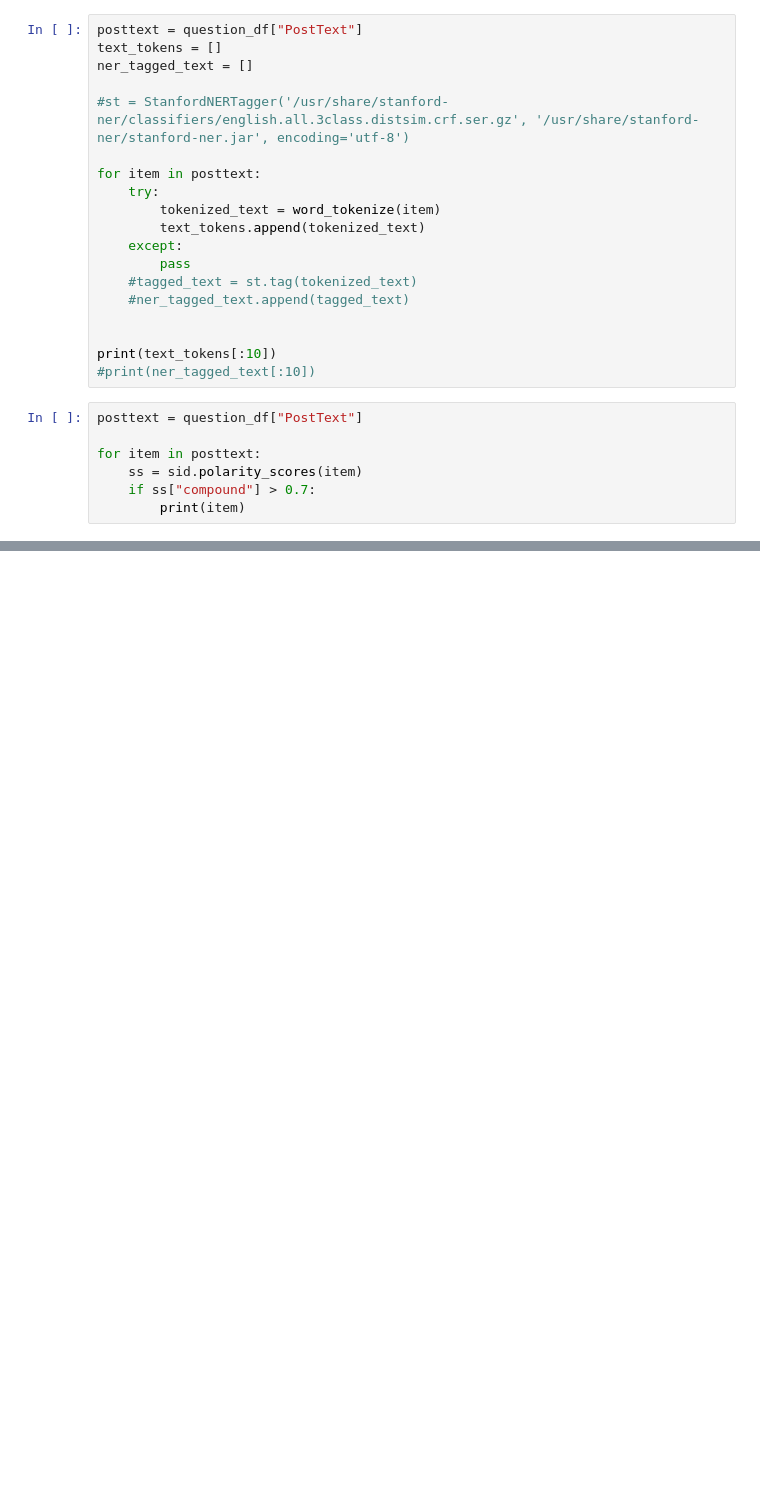
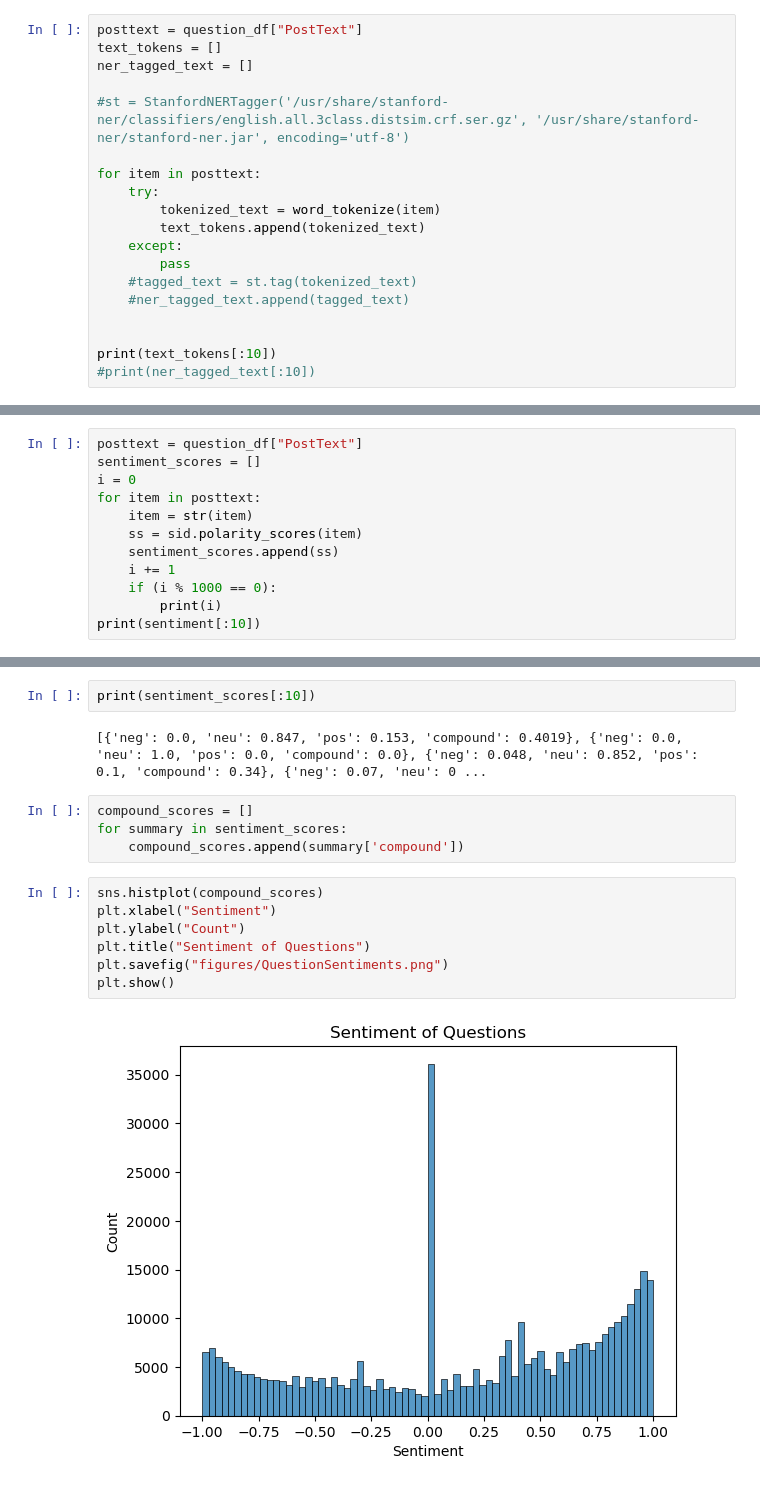
Before and after one commit to bvaduri255/unicornsdatafest, a Jupyter notebook: questionanalysis.ipynb, the cells around one changed output, grey strips where cells are left out. Cells and saved outputs as stored; diff of their text form; blank space fills up the shorter version.

```diff
--- a/questionanalysis.ipynb
+++ b/questionanalysis.ipynb
@@ -57,10 +59,3 @@ for item in posttext:
 
 print(text_tokens[:10])
 #print(ner_tagged_text[:10])
-# %%
-posttext = question_df["PostText"]
-
-for item in posttext:
-    ss = sid.polarity_scores(item)
-    if ss["compound"] > 0.7:
-        print(item)
@@ -85,0 +62,12 @@ AttributeError: 'float' object has no attribute 'encode'
+# %%
+posttext = question_df["PostText"]
+sentiment_scores = []
+i = 0
+for item in posttext:
+    item = str(item)
+    ss = sid.polarity_scores(item)
+    sentiment_scores.append(ss)
+    i += 1
+    if (i % 1000 == 0):
+        print(i)
+print(sentiment[:10])
@@ -85,0 +93,17 @@ AttributeError: 'float' object has no attribute 'encode'
+# %%
+print(sentiment_scores[:10])
+# %% [output]
+[{'neg': 0.0, 'neu': 0.847, 'pos': 0.153, 'compound': 0.4019}, {'neg': 0.0, 'neu': 1.0, 'pos': 0.0, 'compound': 0.0}, {'neg': 0.048, 'neu': 0.852, 'pos': 0.1, 'compound': 0.34}, {'neg': 0.07, 'neu': 0 ...
+# %%
+compound_scores = []
+for summary in sentiment_scores:
+    compound_scores.append(summary['compound'])
+# %%
+sns.histplot(compound_scores)
+plt.xlabel("Sentiment")
+plt.ylabel("Count")
+plt.title("Sentiment of Questions")
+plt.savefig("figures/QuestionSentiments.png")
+plt.show()
+# %% [output]
+[figure, added]
```
Also changed, not shown: parts of 5 cells of this notebook, 3 other files.
